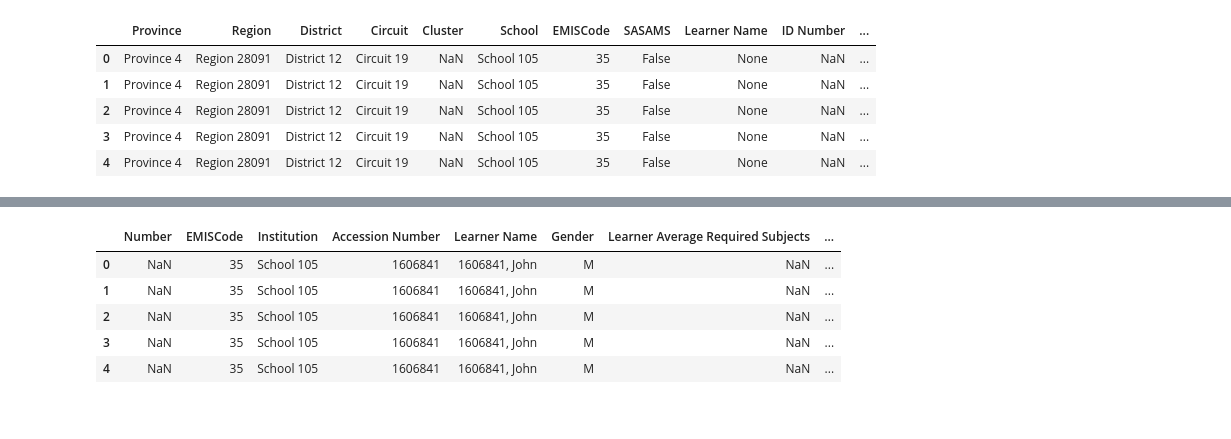
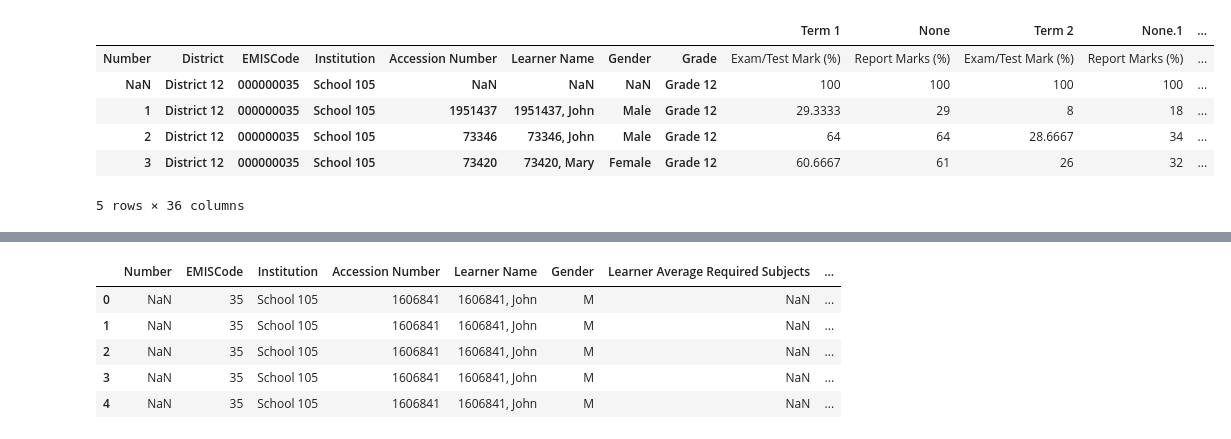
Before and after one commit to alpha-ibrahim/Udacity-machine-learning-engineer, a Jupyter notebook: project/analysis.ipynb, the cells around one changed output, grey strips where cells are left out. Cells and saved outputs as stored; diff of their text form; code cells hidden in the pictures.

```diff
--- a/project/analysis.ipynb
+++ b/project/analysis.ipynb
@@ -21,11 +10,14 @@ subject_mark
 # %%
 grade_12 = pd.read_excel('combined_reports/2016/DDD LEARNER NSC PERFORMANCE REPORT_CIRCUIT 19_FOR_2016.XLSX', header=2)
+# %%
+mathematics_gr12_term4 = pd.read_excel("combined_reports/2016/subject_mark/term4/DDD SUBJECT MARK SCHEDULE_CIRCUIT 19_2016_TERM4_mathematics.XLSX", header = 2)
 # %%
-grade_12.head()
+mathematics_gr12_term4.head()
 # %% [output]
-|  | Province | Region | District | Circuit | Cluster | School | EMISCode | SASAMS | Learner Name | ID Number | ... |
-| 0 | Province 4 | Region 28091 | District 12 | Circuit 19 | NaN | School 105 | 35 | False | None | NaN | ... |
-| 1 | Province 4 | Region 28091 | District 12 | Circuit 19 | NaN | School 105 | 35 | False | None | NaN | ... |
-| 2 | Province 4 | Region 28091 | District 12 | Circuit 19 | NaN | School 105 | 35 | False | None | NaN | ... |
-| 3 | Province 4 | Region 28091 | District 12 | Circuit 19 | NaN | School 105 | 35 | False | None | NaN | ... |
-| 4 | Province 4 | Region 28091 | District 12 | Circuit 19 | NaN | School 105 | 35 | False | None | NaN | ... |
+|  |  |  |  |  |  |  |  | Term 1 | None | Term 2 | None.1 | ... |
+| Number | District | EMISCode | Institution | Accession Number | Learner Name | Gender | Grade | Exam/Test Mark (%) | Report Marks (%) | Exam/Test Mark (%) | Report Marks (%) | ... |
+| NaN | District 12 | 000000035 | School 105 | NaN | NaN | NaN | Grade 12 | 100 | 100 | 100 | 100 | ... |
+| 1 | District 12 | 000000035 | School 105 | 1951437 | 1951437, John | Male | Grade 12 | 29.3333 | 29 | 8 | 18 | ... |
+| 2 | District 12 | 000000035 | School 105 | 73346 | 73346, John | Male | Grade 12 | 64 | 64 | 28.6667 | 34 | ... |
+| 3 | District 12 | 000000035 | School 105 | 73420 | 73420, Mary | Female | Grade 12 | 60.6667 | 61 | 26 | 32 | ... |
+5 rows × 36 columns
```
Also changed, not shown: parts of 7 cells of this notebook, 3 other files.
